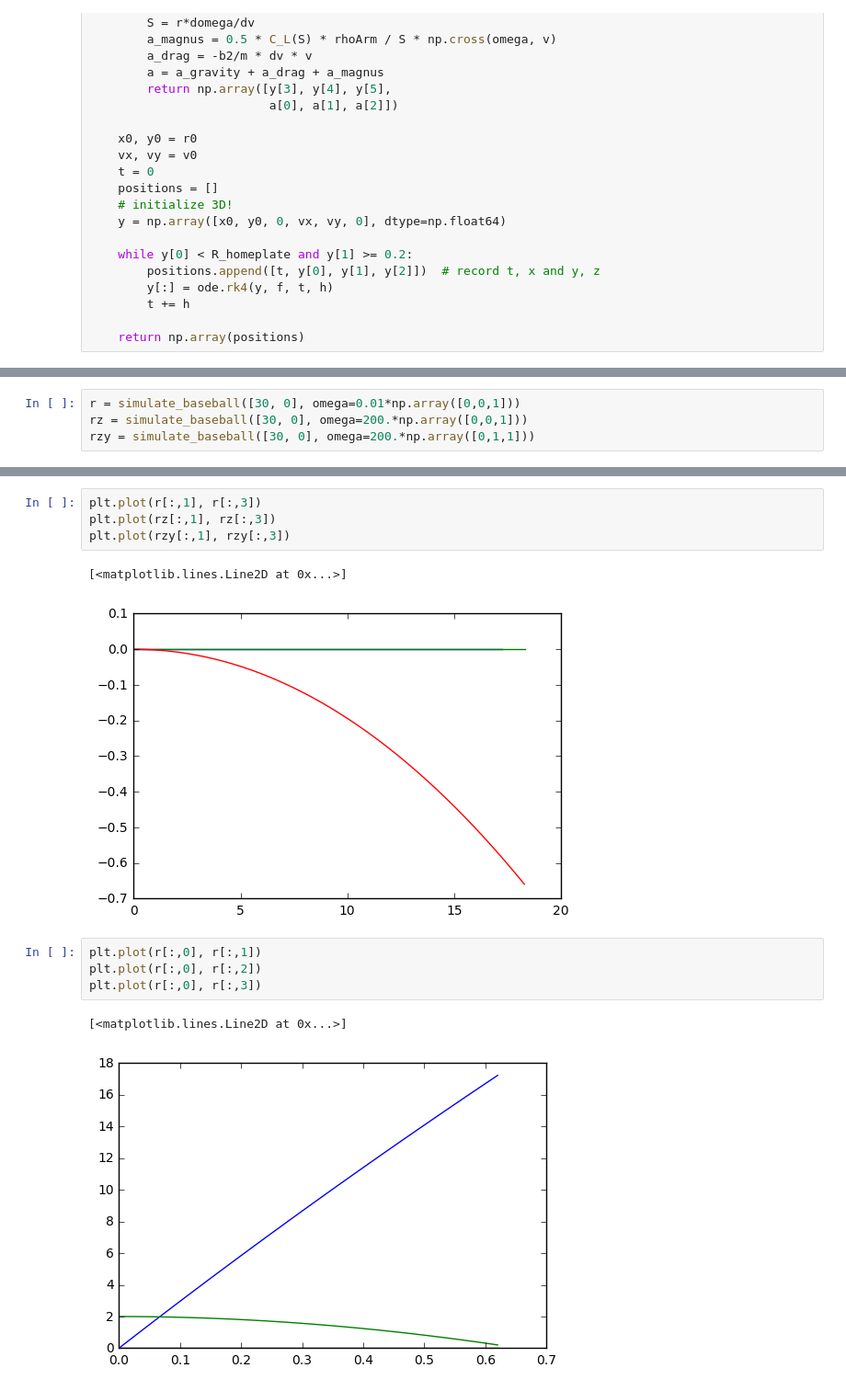
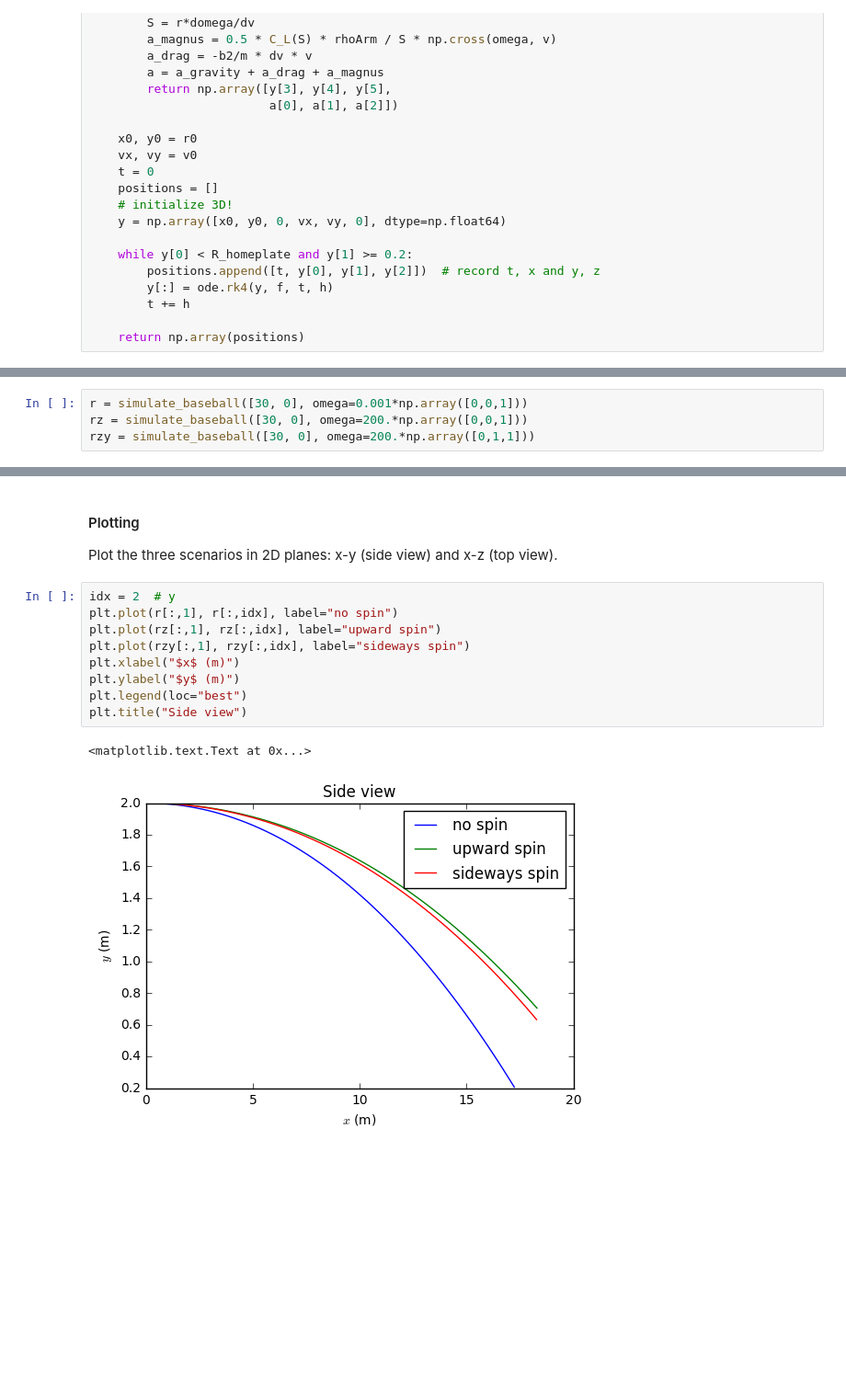
Before and after one commit to CapaFenLisesi/PHY494-resources, a Jupyter notebook: 12_ODE_applications/12-ODE-applications.ipynb, the cells around one changed output, grey strips where cells are left out. Shown at 92% size. Saved outputs shown, nothing was run; the diff lists cells and outputs as text; blank space fills up the shorter version.

Commit message:
updated 12 ODE applications instructor notebook
- in sync with student notebook
- added matplotlib 3D plotting for baseball

```diff
--- a/12_ODE_applications/12-ODE-applications.ipynb
+++ b/12_ODE_applications/12-ODE-applications.ipynb
@@ -200,4 +220,4 @@ def simulate_baseball(v0, omega=200.*np.array([0,1,1]), r0=np.array([0, 2.]),
 # %%
-r = simulate_baseball([30, 0], omega=0.01*np.array([0,0,1]))
+r = simulate_baseball([30, 0], omega=0.001*np.array([0,0,1]))
 rz = simulate_baseball([30, 0], omega=200.*np.array([0,0,1]))
 rzy = simulate_baseball([30, 0], omega=200.*np.array([0,1,1]))
@@ -211,14 +224,16 @@ plt.plot(rzy[:,1], rzy[:,2])
-# %%
-plt.plot(r[:,1], r[:,3])
-plt.plot(rz[:,1], rz[:,3])
-plt.plot(rzy[:,1], rzy[:,3])
-# %% [output]
-[<matplotlib.lines.Line2D at 0x...>]
-[figure, removed]
-# %%
-plt.plot(r[:,0], r[:,1])
-plt.plot(r[:,0], r[:,2])
-plt.plot(r[:,0], r[:,3])
-# %% [output]
-[<matplotlib.lines.Line2D at 0x...>]
-[figure, removed]
+# %% [markdown]
+#### Plotting
+
+Plot the three scenarios in 2D planes: x-y (side view) and x-z (top view).
+# %%
+idx = 2  # y
+plt.plot(r[:,1], r[:,idx], label="no spin")
+plt.plot(rz[:,1], rz[:,idx], label="upward spin")
+plt.plot(rzy[:,1], rzy[:,idx], label="sideways spin")
+plt.xlabel("$x$ (m)")
+plt.ylabel("$y$ (m)")
+plt.legend(loc="best")
+plt.title("Side view")
+# %% [output]
+<matplotlib.text.Text at 0x...>
+[figure, added]
```
Also changed, not shown: parts of 11 cells of this notebook.
